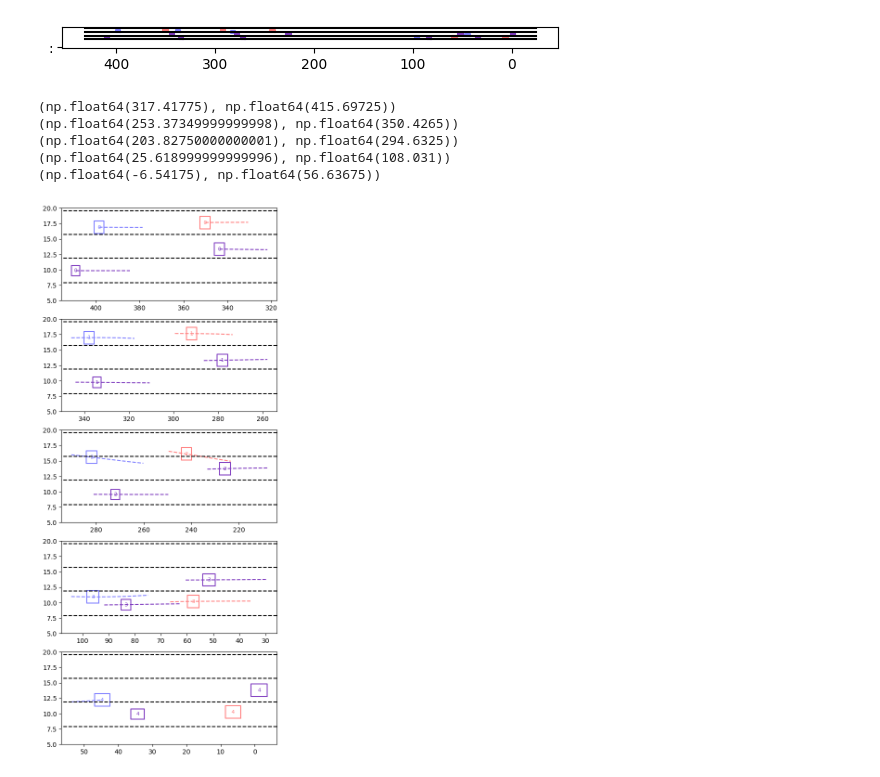
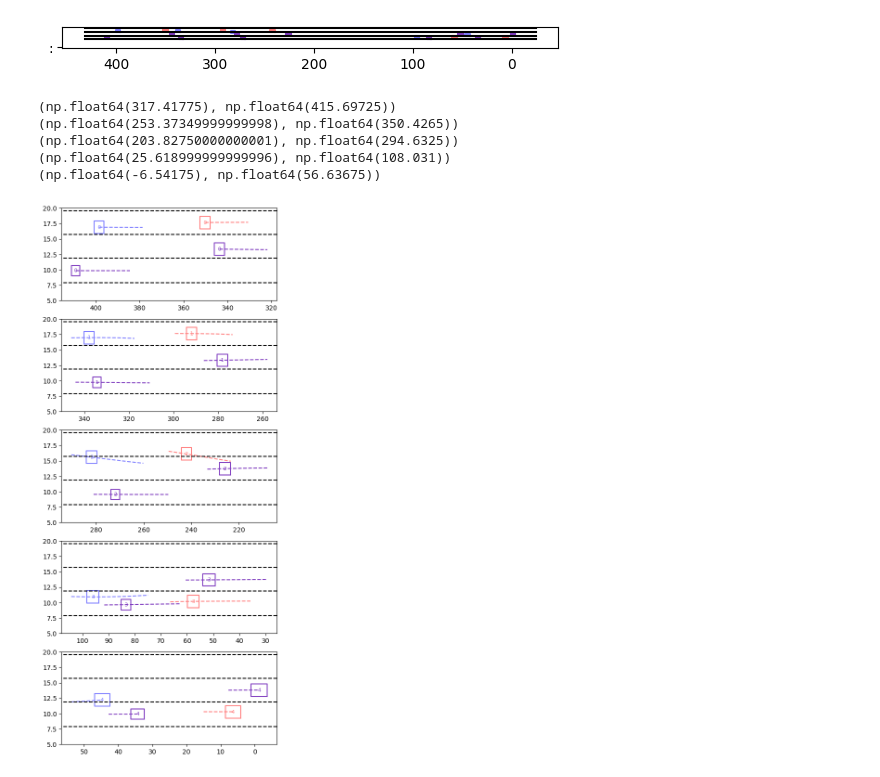
Before and after one commit to hendrikoweber/lxd-io, a Jupyter notebook: PlotInterestingTrack.ipynb, the cells around one changed output. Cells and saved outputs as stored; diff of their text form; code cells hidden in the pictures.

Commit message:
Fix plotting final trajectories

```diff
--- a/PlotInterestingTrack.ipynb
+++ b/PlotInterestingTrack.ipynb
@@ -303,34 +303,32 @@ for i, p in enumerate(pois):
     ax.plot(ego['t'].get_data_between_frames('x', p-fpas, p+ffut) + ego['w2'], ego['t'].get_data_between_frames('y', p-fpas, p+ffut) + ego['h2'], '--', color=color)
 
     for obj in objs:
         color = next(cycle)['color']
         bb = obj['t'].get_bbox_at_frame(p)[0]
         c = bb.mean(axis=0)
         bb = np.vstack([bb, bb[0]])
         x = obj['t'].get_data_at_frame('x',p)
         y = obj['t'].get_data_at_frame('y',p)
         ax.plot(bb[:, 0], bb[:, 1], color=color)
         ax.text(c[0], c[1], str(i), fontsize=8, ha='center', va='center', color=color)
-
-        if not i+1 == len(pois):
-            ax.plot(obj['t'].get_data_between_frames('x', p-fpas, p+ffut) + obj['w2'], obj['t'].get_data_between_frames('y', p-fpas, p+ffut) + obj['h2'], '--', color=color)
+        ax.plot(obj['t'].get_data_between_frames('x', p-fpas, p+ffut) + obj['w2'], obj['t'].get_data_between_frames('y', p-fpas, p+ffut) + obj['h2'], '--', color=color)
 
     xlims = ax.get_xlim()
     print(xlims)
     for l in lanes:
         ax.plot(xlims, [l, l], 'k--')
     ax.set_xlim(xlims) # Somehow need to reset the limits
 
     # ax.set_aspect('equal')  # Keep aspect ratio
     ax.set_ylim([5, 20])
     if ego['t'].get_data('xVelocity')[0] < 0:
         ax.invert_xaxis()
     else:
         ax.invert_yaxis()
 # %% [output]
 (np.float64(317.41775), np.float64(415.69725))
 (np.float64(253.37349999999998), np.float64(350.4265))
 (np.float64(203.82750000000001), np.float64(294.6325))
 (np.float64(25.618999999999996), np.float64(108.031))
 (np.float64(-6.54175), np.float64(56.63675))
-[figure, old version]
+[figure, new version]
```
Also changed, not shown: parts of 4 cells of this notebook.
